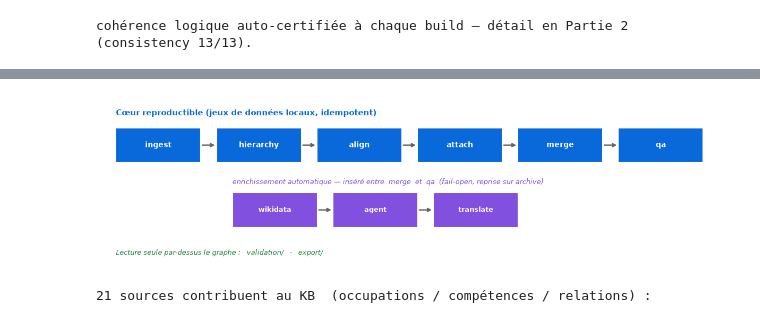
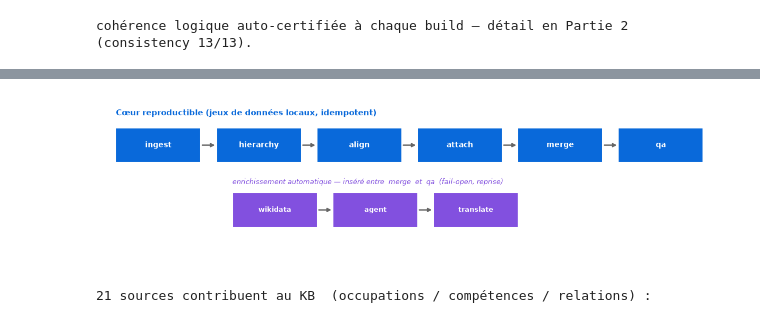
Before and after one commit to YoussefDhb/JobKB, a Jupyter notebook: notebooks/inspect.ipynb, the cells around one changed output, grey strips where cells are left out. Saved outputs shown, nothing was run; the diff lists cells and outputs as text; code cells hidden in the pictures.

```diff
--- a/notebooks/inspect.ipynb
+++ b/notebooks/inspect.ipynb
@@ -113,28 +67,26 @@ Sur un build complet, l'**enrichissement** s'exécute automatiquement (`wikidata
 # %%
 # Diagramme du pipeline (matplotlib autonome)
 fig, ax = plt.subplots(figsize=(12, 3.4)); ax.axis('off')
 def _row(labels, y, fc, fs=10, w=1.75, h=0.7, gap=0.32, x0=0.3):
     prev = None
     for l in labels:
         ax.add_patch(plt.Rectangle((x0, y), w, h, facecolor=fc, edgecolor='white', lw=1.5, zorder=2))
         ax.text(x0 + w / 2, y + h / 2, l, ha='center', va='center', color='white',
                 weight='bold', fontsize=fs, zorder=3)
         if prev is not None:
             ax.annotate('', (x0, y + h / 2), (prev, y + h / 2),
                         arrowprops=dict(arrowstyle='-|>', lw=1.8, color='#666'), zorder=1)
         prev = x0 + w
         x0 += w + gap
     return x0 - gap
 end_core = _row(['ingest', 'hierarchy', 'align', 'attach', 'merge', 'qa'], 2.05, '#0969da')
 end_enr = _row(['wikidata', 'agent', 'translate'], 0.75, '#8250df', fs=9.5, x0=2.7)
 ax.text(0.3, 3.0, 'Cœur reproductible (jeux de données locaux, idempotent)',
         fontsize=10.5, color='#0969da', weight='bold')
-ax.text(2.7, 1.62, 'enrichissement automatique — inséré entre  merge  et  qa  (fail-open, reprise sur archive)',
+ax.text(2.7, 1.62, 'enrichissement automatique — inséré entre  merge  et  qa  (fail-open, reprise)',
         fontsize=9, color='#8250df', style='italic')
-ax.text(0.3, 0.2, 'Lecture seule par-dessus le graphe :   validation/   ·   export/',
-        fontsize=9.5, color='#1a7f37', style='italic')
 ax.set_xlim(0, max(end_core, end_enr) + 0.4); ax.set_ylim(0, 3.3)
 plt.tight_layout(); plt.show()
 # %% [output]
-[figure, old version]
+[figure, new version]
 # %%
```
Also changed, not shown: parts of 22 cells of this notebook, 23 other files.
